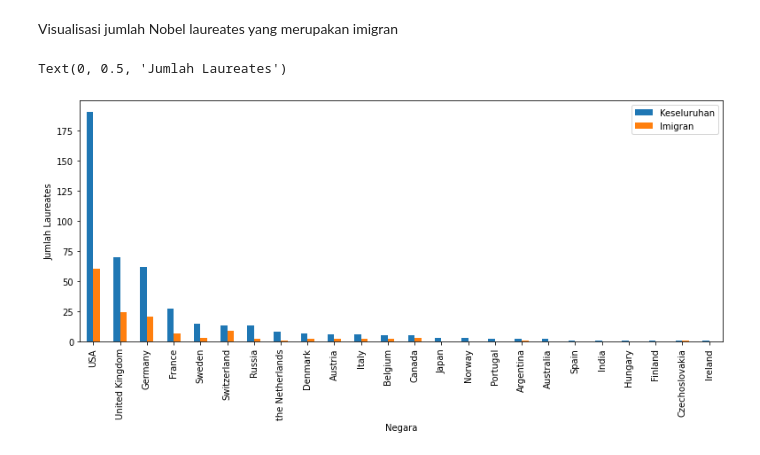
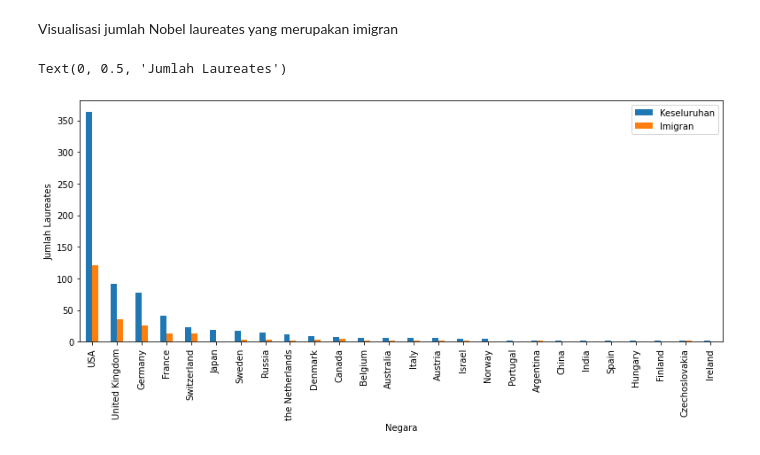
Before and after one commit to prfahrezi/laureates_vizualisation, a Jupyter notebook: visualisasi.ipynb, the cells around one changed output. Drawn from its saved outputs; the diff is of its cells as text; code cells hidden in the pictures.

```diff
--- a/visualisasi.ipynb
+++ b/visualisasi.ipynb
@@ -32,5 +32,5 @@ lr = lr.dropna(subset=['bornCountry', 'country'])
 # %% [markdown]
 Penambahan atribut baru 'age_at_prize' yaitu usia laureates saat menerima nobel prize
 # %%
-lr = lr.loc[(lr['born'] != '0000-00-00') & (lr['died'] != '0000-00-00')]
-lr['age_at_prize'] = lr['year'] - lr['born'].apply(lambda x: x.split('-')[0]).astype(float)
+lr1 = lr.loc[(lr['born'] != '0000-00-00') & (lr['died'] != '0000-00-00')]
+lr1['age_at_prize'] = lr1['year'] - lr1['born'].apply(lambda x: x.split('-')[0]).astype(float)
@@ -38,11 +44,11 @@ lr['age_at_prize'] = lr['year'] - lr['born'].apply(lambda x: x.split('-')[0]).as
 Visualisasi jumlah Nobel laureates yang merupakan imigran
 # %%
 ctries = lr.groupby('country').size().sort_values(ascending=False).rename('Keseluruhan')
-lr1 = lr.loc[lr['bornCountry'] != lr['country']]
-imm_cntry = lr1.groupby('country').size().sort_values(ascending=False).rename('Imigran')
+lr_imm = lr.loc[lr['bornCountry'] != lr['country']]
+imm_cntry = lr_imm.groupby('country').size().sort_values(ascending=False).rename('Imigran')
 df = pd.concat([ctries, imm_cntry], axis=1)
 df.plot.bar(figsize=(13,5))
 plt.xlabel('Negara'); plt.ylabel('Jumlah Laureates')
 # %% [output]
 Text(0, 0.5, 'Jumlah Laureates')
-[figure, old version]
+[figure, new version]
```
Also changed, not shown: parts of 5 cells of this notebook.
